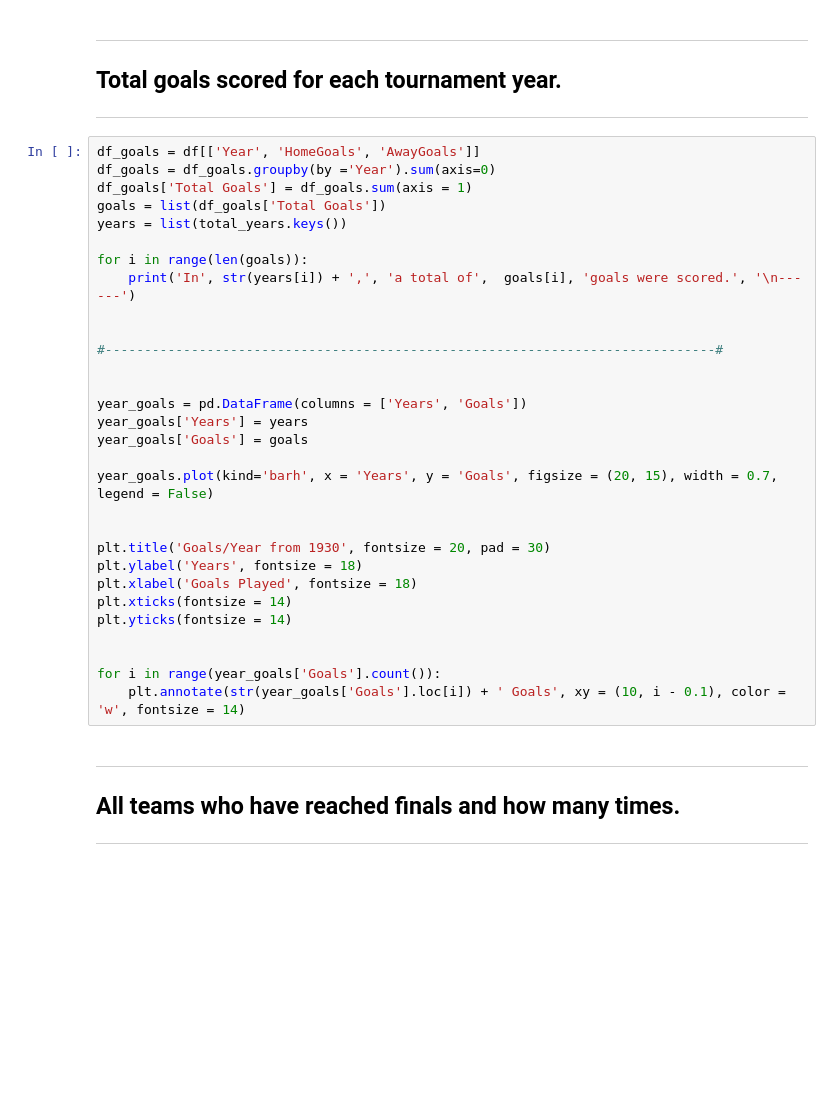
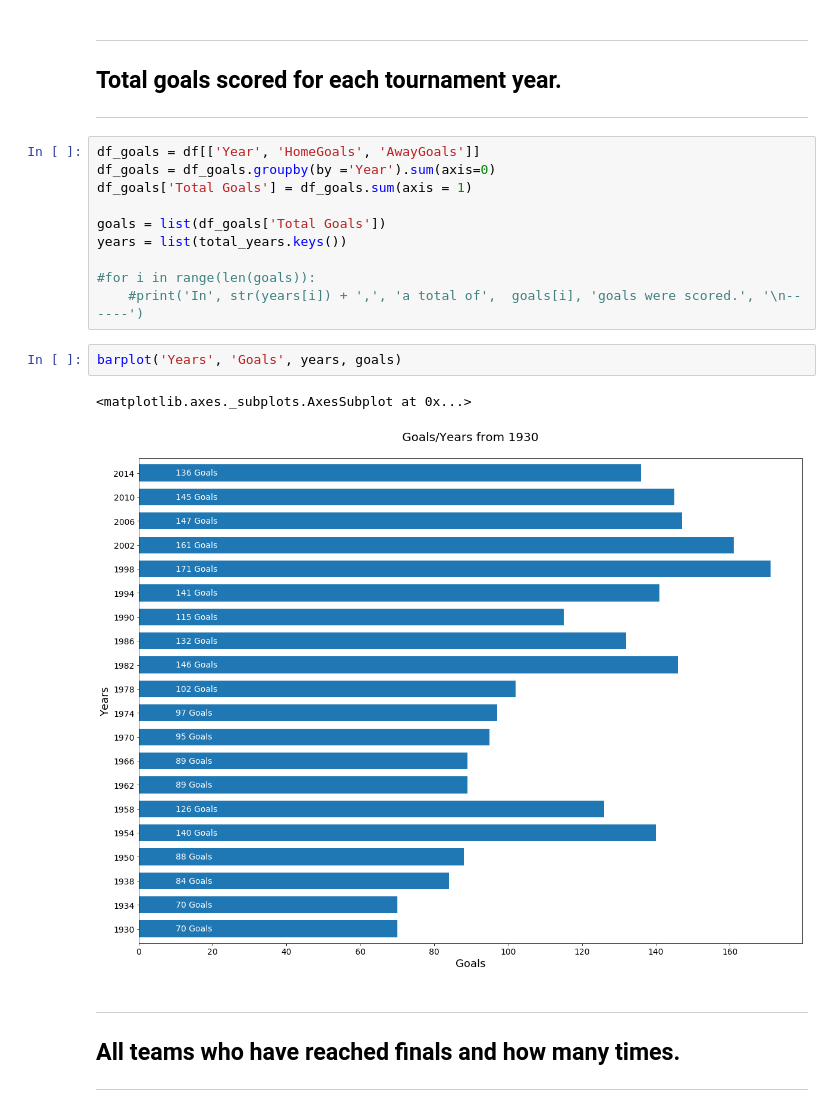
Before and after one commit to oaadeegbe/fifa-world-cup, a Jupyter notebook: Fifa Dataset Challenge.ipynb, the cells around one changed output. Saved outputs shown, nothing was run; the diff lists cells and outputs as text; blank space fills up the shorter version.

```diff
--- a/Fifa Dataset Challenge.ipynb
+++ b/Fifa Dataset Challenge.ipynb
@@ -85,32 +98,17 @@ for i in range(total_matches['Matches'].count()):
 df_goals = df[['Year', 'HomeGoals', 'AwayGoals']]
 df_goals = df_goals.groupby(by ='Year').sum(axis=0)
 df_goals['Total Goals'] = df_goals.sum(axis = 1)
+
 goals = list(df_goals['Total Goals'])
 years = list(total_years.keys())
 
-for i in range(len(goals)):
-    print('In', str(years[i]) + ',', 'a total of',  goals[i], 'goals were scored.', '\n------')
-
-
-#------------------------------------------------------------------------------#
-
-
-year_goals = pd.DataFrame(columns = ['Years', 'Goals'])
-year_goals['Years'] = years
-year_goals['Goals'] = goals
-
-year_goals.plot(kind='barh', x = 'Years', y = 'Goals', figsize = (20, 15), width = 0.7, legend = False)
-
-
-plt.title('Goals/Year from 1930', fontsize = 20, pad = 30)
-plt.ylabel('Years', fontsize = 18)
-plt.xlabel('Goals Played', fontsize = 18)
-plt.xticks(fontsize = 14)
-plt.yticks(fontsize = 14)
-
-
-for i in range(year_goals['Goals'].count()):
-    plt.annotate(str(year_goals['Goals'].loc[i]) + ' Goals', xy = (10, i - 0.1), color = 'w', fontsize = 14)
+#for i in range(len(goals)):
+    #print('In', str(years[i]) + ',', 'a total of',  goals[i], 'goals were scored.', '\n------')
+# %%
+barplot('Years', 'Goals', years, goals)
+# %% [output]
+<matplotlib.axes._subplots.AxesSubplot at 0x...>
+[figure, added]
 # %% [markdown]
 ---
 ## All teams who have reached finals and how many times.
```
Also changed, not shown: parts of 25 cells of this notebook.
